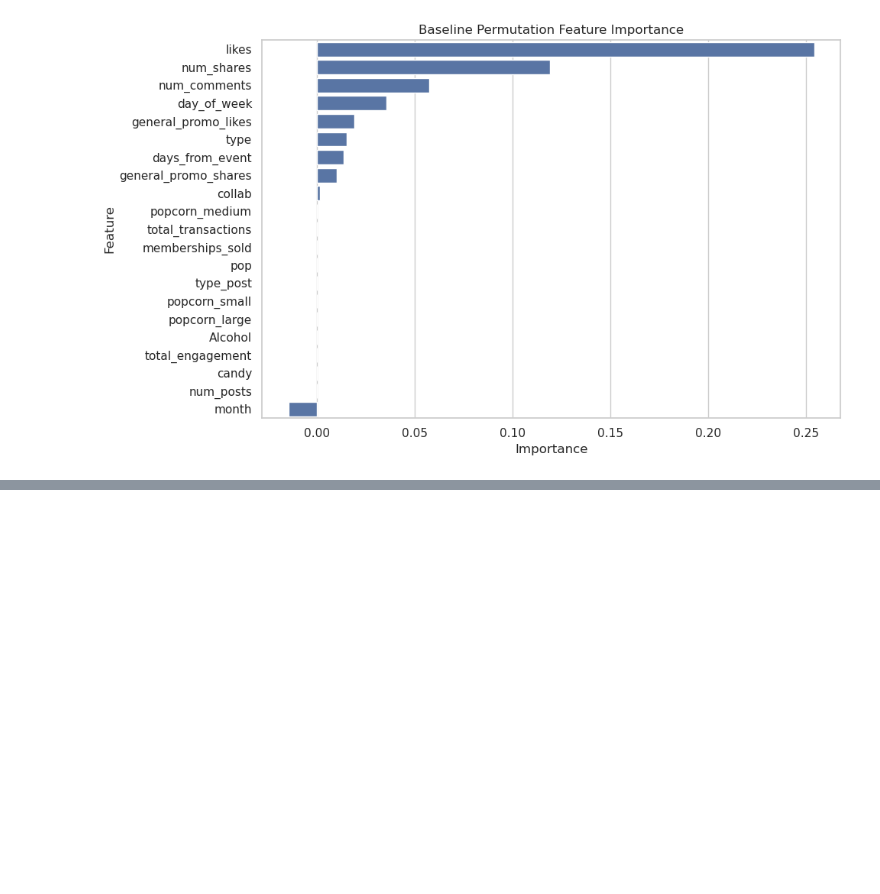
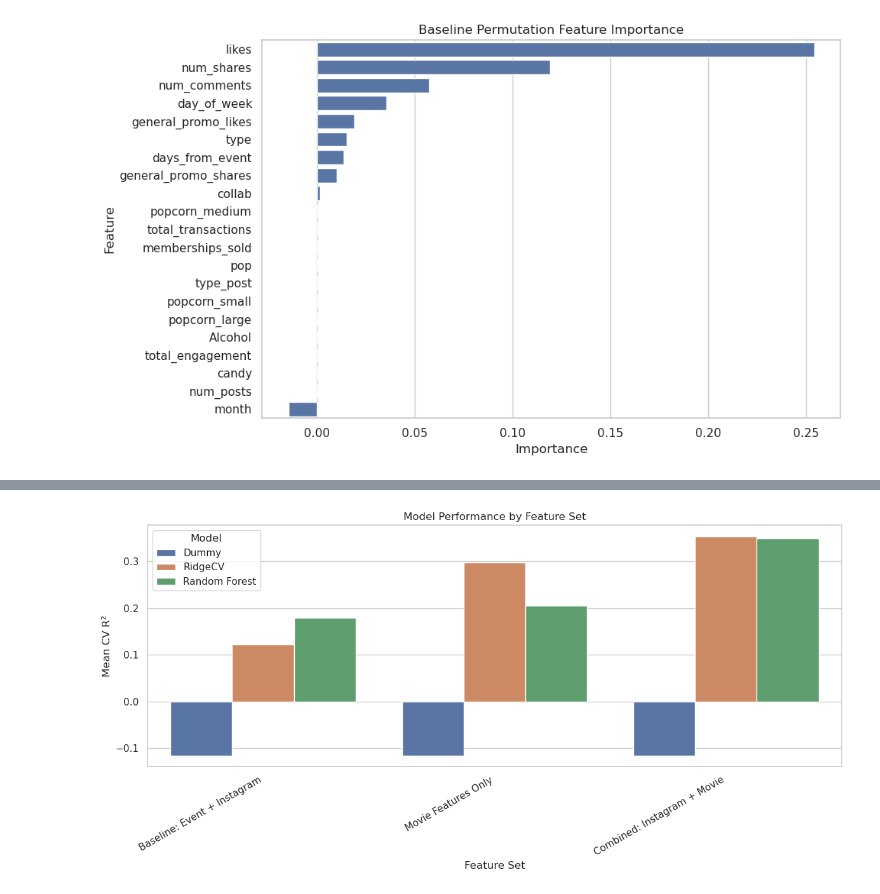
Before and after one commit to cocom250/Revenue-Prediction, a Jupyter notebook: Notebooks/revenue_pred.ipynb, the cells around one changed output, grey strips where cells are left out. Cells and saved outputs as stored; diff of their text form; code cells hidden in the pictures; blank space fills up the shorter version.

```diff
--- a/Notebooks/revenue_pred.ipynb
+++ b/Notebooks/revenue_pred.ipynb
@@ -178,7 +179,7 @@ df = df.dropna(subset=["revenue"])
 y = np.log1p(df["revenue"])
 
 # Features
-X = df.drop(columns=["revenue", "date"])
+X = df.drop(columns=["revenue", "date", "event_id"])
 # %%
 numeric_features = [
     "likes",
@@ -437,0 +937,11 @@ plt.show()
+# %%
+results = pd.DataFrame(experiments)
+
+results_display = results.drop(
+    columns=["Pipeline", "X_test", "y_test"]
+)
+
+results_display.sort_values(
+    by="Mean CV R²",
+    ascending=False
+)
@@ -437,0 +959,16 @@ plt.show()
+# %%
+plt.figure(figsize=(12, 6))
+
+sns.barplot(
+    data=results_display,
+    x="Feature Set",
+    y="Mean CV R²",
+    hue="Model"
+)
+
+plt.title("Model Performance by Feature Set")
+plt.xticks(rotation=30, ha="right")
+plt.tight_layout()
+plt.show()
+# %% [output]
+[figure, added]
```
Also changed, not shown: parts of 21 cells of this notebook, 1 other file.
